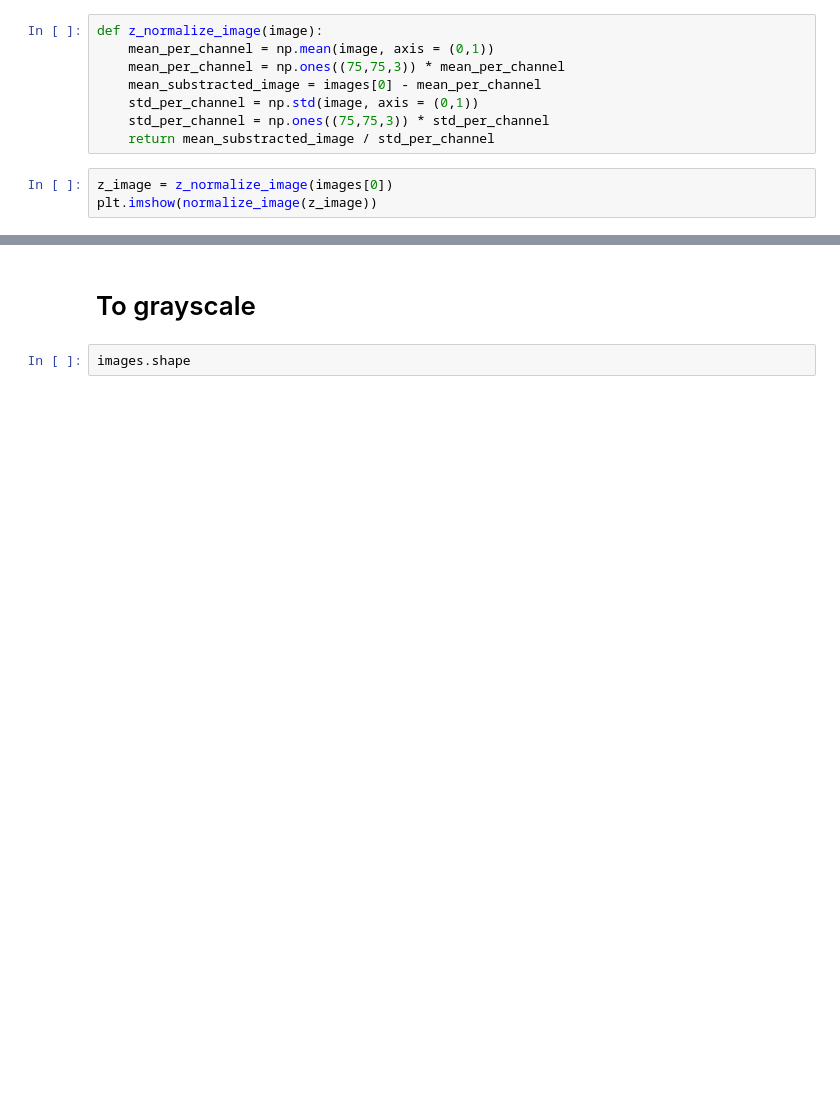
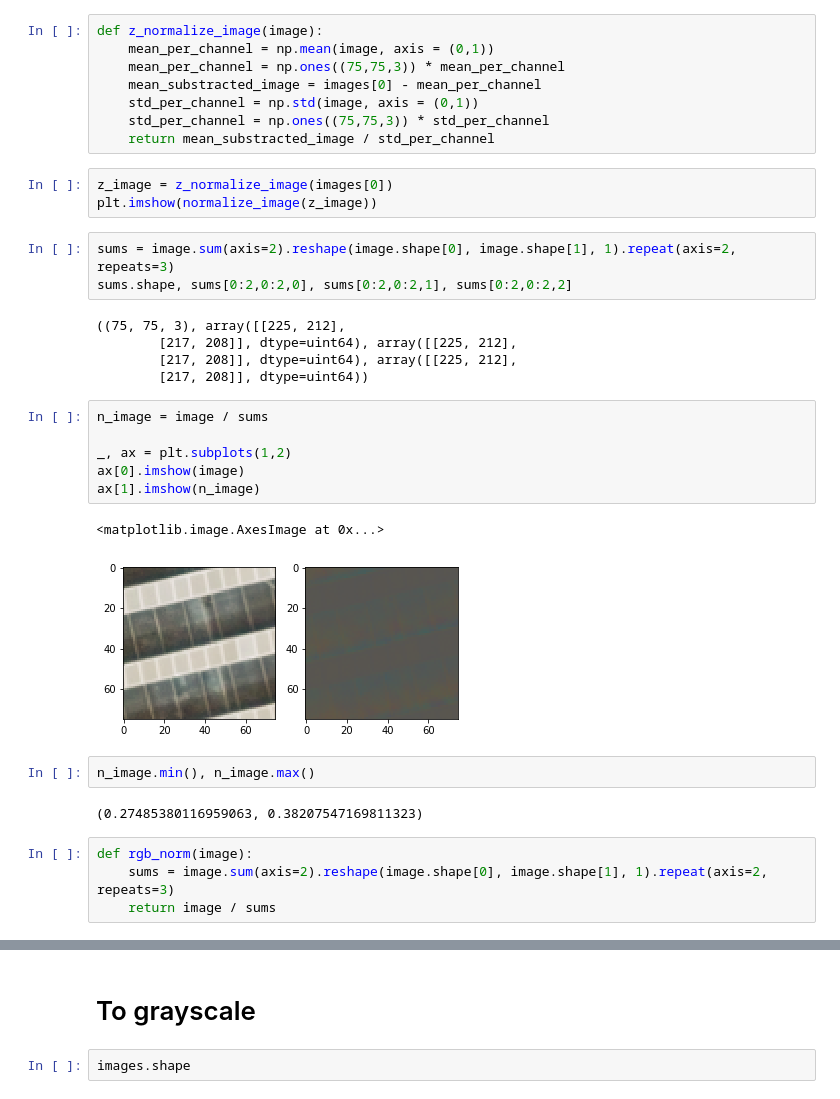
Before and after one commit to thinkpractice/DeepSolaris, a Jupyter notebook: PixelDetection.ipynb, the cells around one changed output, grey strips where cells are left out. Drawn from its saved outputs; the diff is of its cells as text; blank space fills up the shorter version.

```diff
--- a/PixelDetection.ipynb
+++ b/PixelDetection.ipynb
@@ -372,3 +378,28 @@ def z_normalize_image(image):
 # %%
 z_image = z_normalize_image(images[0])
 plt.imshow(normalize_image(z_image))
+# %%
+sums = image.sum(axis=2).reshape(image.shape[0], image.shape[1], 1).repeat(axis=2, repeats=3)
+sums.shape, sums[0:2,0:2,0], sums[0:2,0:2,1], sums[0:2,0:2,2]
+# %% [output]
+((75, 75, 3), array([[225, 212],
+        [217, 208]], dtype=uint64), array([[225, 212],
+        [217, 208]], dtype=uint64), array([[225, 212],
+        [217, 208]], dtype=uint64))
+# %%
+n_image = image / sums
+
+_, ax = plt.subplots(1,2)
+ax[0].imshow(image)
+ax[1].imshow(n_image)
+# %% [output]
+<matplotlib.image.AxesImage at 0x...>
+[figure, added]
+# %%
+n_image.min(), n_image.max()
+# %% [output]
+(0.27485380116959063, 0.38207547169811323)
+# %%
+def rgb_norm(image):
+    sums = image.sum(axis=2).reshape(image.shape[0], image.shape[1], 1).repeat(axis=2, repeats=3)
+    return image / sums
```
Also changed, not shown: parts of 4 cells of this notebook.
